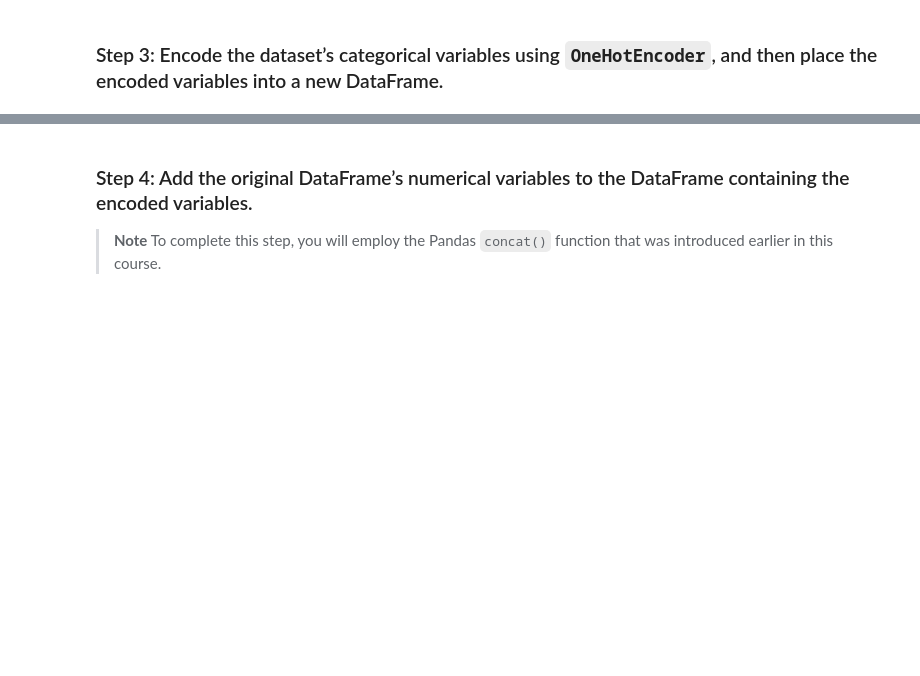
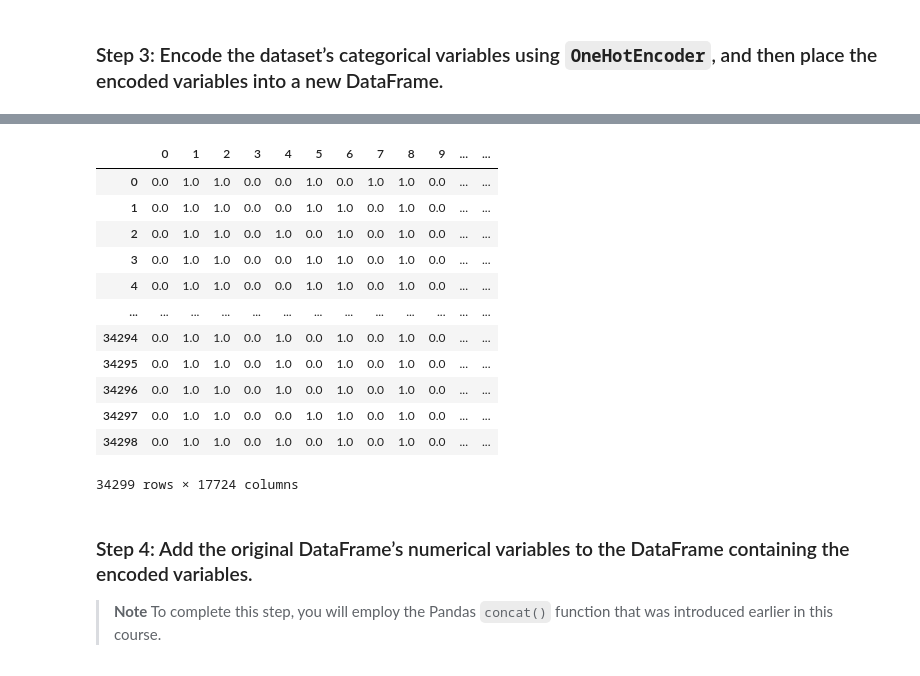
Before and after one commit to DLThrasher/Challenge_13, a Jupyter notebook: venture_funding_with_deep_learning.ipynb, the cells around one changed output, grey strips where cells are left out. Drawn from its saved outputs; the diff is of its cells as text; code cells hidden in the pictures; blank space fills up the shorter version.

Commit message:
Most of the data has been prepared
There are some issues with concatenation, but I will move forward as much as I can and return to it later.

```diff
--- a/venture_funding_with_deep_learning.ipynb
+++ b/venture_funding_with_deep_learning.ipynb
@@ -138,7 +138,8 @@ dtype: object
 ### Step 2: Drop the “EIN” (Employer Identification Number) and “NAME” columns from the DataFrame, because they are not relevant to the binary classification model.
 # %%
 # Drop the 'EIN' and 'NAME' columns from the DataFrame
-applicant_data_df = # YOUR CODE HERE
+applicant_data_df = applicant_data_df.drop(columns=["EIN","NAME"])
 
 # Review the DataFrame
 # YOUR CODE HERE
+applicant_data_df.head()
@@ -146,7 +154,8 @@ applicant_data_df = # YOUR CODE HERE
 ### Step 3: Encode the dataset’s categorical variables using `OneHotEncoder`, and then place the encoded variables into a new DataFrame.
 # %%
 # Create a list of categorical variables
-categorical_variables = # YOUR CODE HERE
+categorical_variables = pd.get_dummies(applicant_data_df, columns = ['APPLICATION_TYPE','AFFILIATION','CLASSIFICATION','USE_CASE','ORGANIZATION','INCOME_AMT','ASK_AMT'])
 
 # Display the categorical variables list
-# YOUR CODE HERE
+
+categorical_variables
@@ -153,15 +176,29 @@ categorical_variables = # YOUR CODE HERE
 # %%
 # Create a OneHotEncoder instance
-enc = # YOUR CODE HERE
+enc = OneHotEncoder()
 # %%
 # Encode the categorcal variables using OneHotEncoder
-encoded_data = # YOUR CODE HERE
+encoded_data = pd.DataFrame(enc.fit_transform(categorical_variables).toarray())
 # %%
 # Create a DataFrame with the encoded variables
-encoded_df = # YOUR CODE HERE
+encoded_df = encoded_data
 
 # Review the DataFrame
-# YOUR CODE HERE
+encoded_df
+# %% [output]
+|  | 0 | 1 | 2 | 3 | 4 | 5 | 6 | 7 | 8 | 9 | ... | ... |
+| 0 | 0.0 | 1.0 | 1.0 | 0.0 | 0.0 | 1.0 | 0.0 | 1.0 | 1.0 | 0.0 | ... | ... |
+| 1 | 0.0 | 1.0 | 1.0 | 0.0 | 0.0 | 1.0 | 1.0 | 0.0 | 1.0 | 0.0 | ... | ... |
+| 2 | 0.0 | 1.0 | 1.0 | 0.0 | 1.0 | 0.0 | 1.0 | 0.0 | 1.0 | 0.0 | ... | ... |
+| 3 | 0.0 | 1.0 | 1.0 | 0.0 | 0.0 | 1.0 | 1.0 | 0.0 | 1.0 | 0.0 | ... | ... |
+| 4 | 0.0 | 1.0 | 1.0 | 0.0 | 0.0 | 1.0 | 1.0 | 0.0 | 1.0 | 0.0 | ... | ... |
+| ... | ... | ... | ... | ... | ... | ... | ... | ... | ... | ... | ... | ... |
+| 34294 | 0.0 | 1.0 | 1.0 | 0.0 | 1.0 | 0.0 | 1.0 | 0.0 | 1.0 | 0.0 | ... | ... |
+| 34295 | 0.0 | 1.0 | 1.0 | 0.0 | 1.0 | 0.0 | 1.0 | 0.0 | 1.0 | 0.0 | ... | ... |
+| 34296 | 0.0 | 1.0 | 1.0 | 0.0 | 1.0 | 0.0 | 1.0 | 0.0 | 1.0 | 0.0 | ... | ... |
+| 34297 | 0.0 | 1.0 | 1.0 | 0.0 | 0.0 | 1.0 | 1.0 | 0.0 | 1.0 | 0.0 | ... | ... |
+| 34298 | 0.0 | 1.0 | 1.0 | 0.0 | 1.0 | 0.0 | 1.0 | 0.0 | 1.0 | 0.0 | ... | ... |
+34299 rows × 17724 columns
 # %% [markdown]
 ### Step 4: Add the original DataFrame’s numerical variables to the DataFrame containing the encoded variables.
 
```
Also changed, not shown: parts of 3 cells of this notebook.
